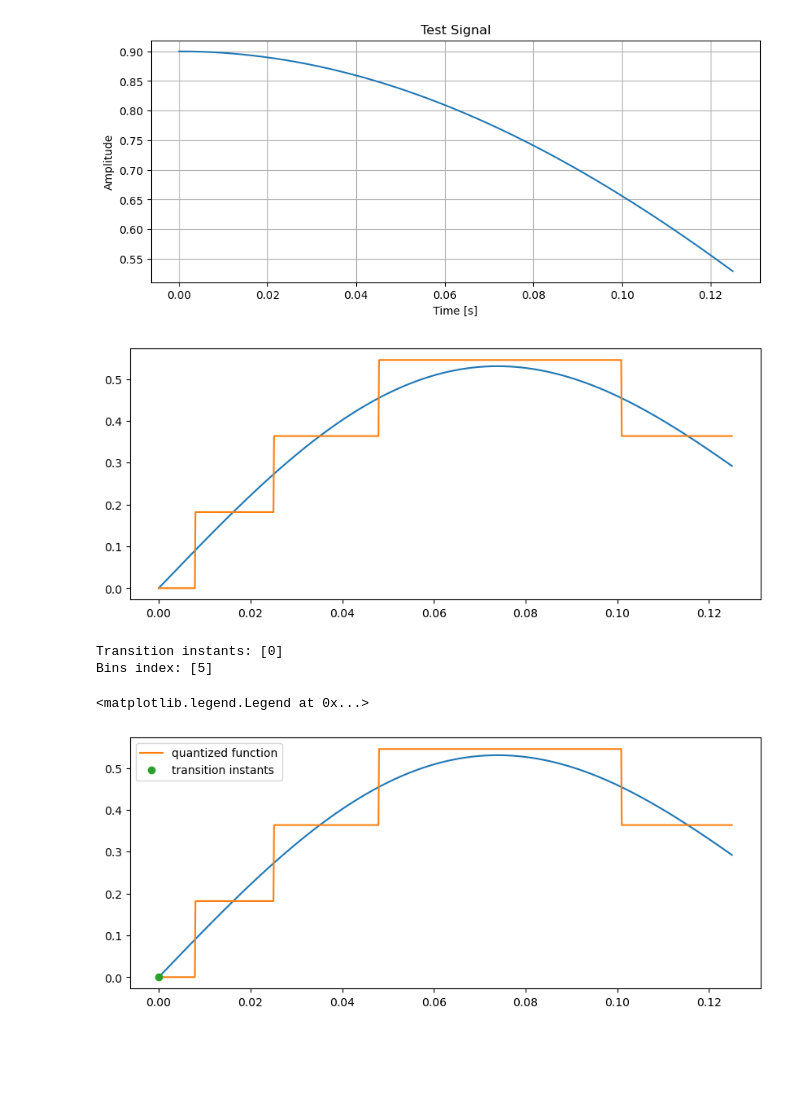
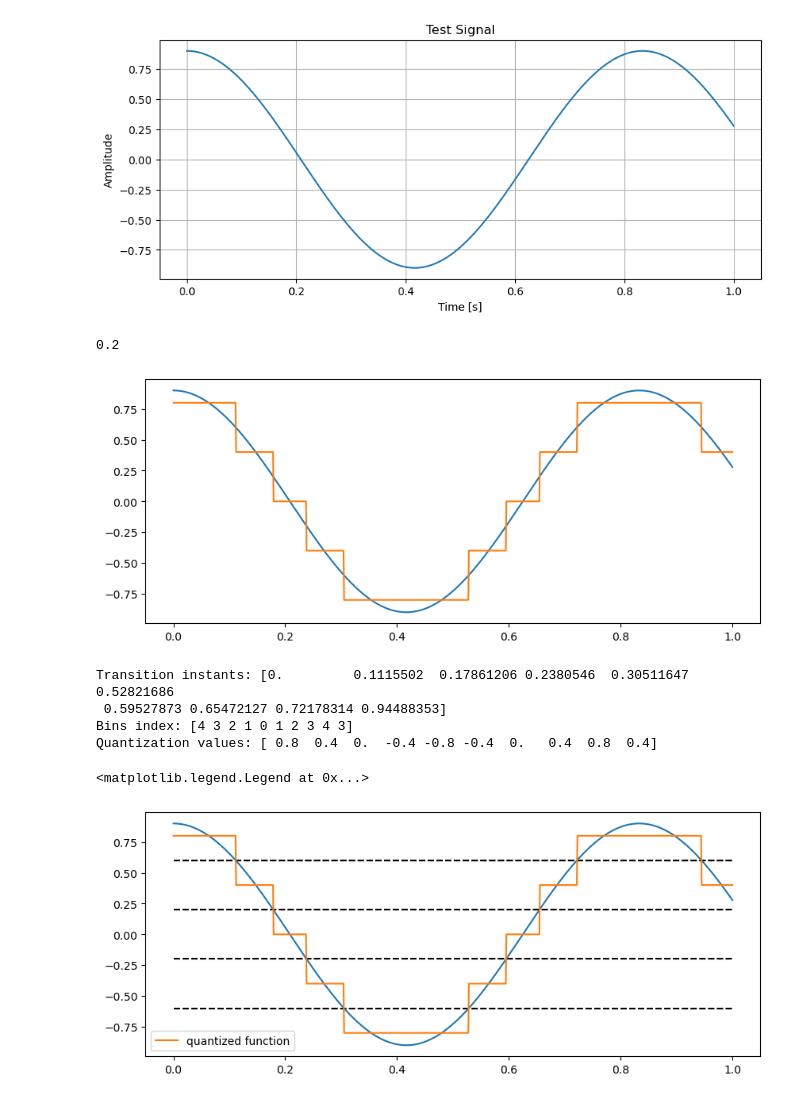
Before and after one commit to lindafabs/Semester-Project, a Jupyter notebook: binary_quant.ipynb, the cells around one changed output. Saved outputs shown, nothing was run; the diff lists cells and outputs as text; code cells hidden in the pictures; blank space fills up the shorter version.

Commit message:
'Binary quant + function file'

```diff
--- a/binary_quant.ipynb
+++ b/binary_quant.ipynb
@@ -39,65 +12,47 @@ def test_func(x):
 stop_time = 1
 x= np.linspace(0, stop_time, 1000) #time vector
 
-plt.plot(y, test_func(y))
+plt.plot(x, test_func(x))
 plt.xlabel('Time [s]')
 plt.ylabel('Amplitude')
 plt.title('Test Signal')
 plt.grid()
 # %% [output]
-[figure, old version]
+[figure, new version]
 # %%
-q = quantizer(11)
+q = quantizer(5)
 step = q.step
+print(q.qthreshold(2,3))
 
 plt.rcParams["figure.figsize"] = (10,4)
 plt.plot(x, test_func(x))
 plt.plot(x, q.quantize(test_func(x)));
 # %% [output]
+0.2
-[figure, old version]
+[figure, new version]
-# %%
-def amplitude_sampler(f, T, Q, gd=1000):
-    # f : input function
-    # T : function period
-    # Q : quantizer
-    # gd : points per period in initial sampling grid
-
-    def shifted_f(x, offset):
-        # wrapper to shift the input function
-        return f(x) - offset
-
-    transitions, bins = [0], [Q.qbin(f(0))]   # transition times and associated quantization bin
-    num_samples = T * gd                      # start with a regular sampling to estimate transition points
-
-    for n in range(1, num_samples):
-        t = n * T / num_samples
-        i = Q.qbin(f(t))
-        if i != bins[-1]:
-            # a level transition has occurred. Find the exact time
-            #  first determine the value for the amplitude crossing
-            threshold = Q.qthreshold(bins[-1], i)
-            #  then determine the exact crossing time between neighboring samples
-            transitions.append(brentq(shifted_f, (n - 1) * T / num_samples, t, args=threshold))
-            bins.append(i)
-    return np.array(transitions), np.array(bins)
 # %%
 T = int(stop_time)
 
 # transitions and bins
 t, q_idx = amplitude_sampler(test_func, T, q)
 
-print('Transition instants: {}'.format(t))
-print('Bins index: {}'.format(q_idx))
-
 # bins to quantization values
 a = q.qvalue(q_idx)  #--> find the step y value for each bin
 
+print('Transition instants: {}'.format(t))
+print('Bins index: {}'.format(q_idx))
+print('Quantization values: {}'.format(a))
+
+for i in range(0,len(q_idx)-1):
+    plt.hlines(q.qthreshold(q_idx[i],q_idx[i+1]), 0, 1,'black', linestyles='dashed', label='')
+
 plt.plot(x, test_func(x));
 plt.plot(x, q.quantize(test_func(x)), label='quantized function')
-plt.plot(t, a, 'o', label='transition instants')
 plt.legend()
 # %% [output]
-Transition instants: [0]
-Bins index: [5]
+Transition instants: [0.         0.1115502  0.17861206 0.2380546  0.30511647 0.52821686
+ 0.59527873 0.65472127 0.72178314 0.94488353]
+Bins index: [4 3 2 1 0 1 2 3 4 3]
+Quantization values: [ 0.8  0.4  0.  -0.4 -0.8 -0.4  0.   0.4  0.8  0.4]
 <matplotlib.legend.Legend at 0x...>
-[figure, old version]
+[figure, new version]
```
Also changed, not shown: parts of 3 cells of this notebook, 1 other file.
